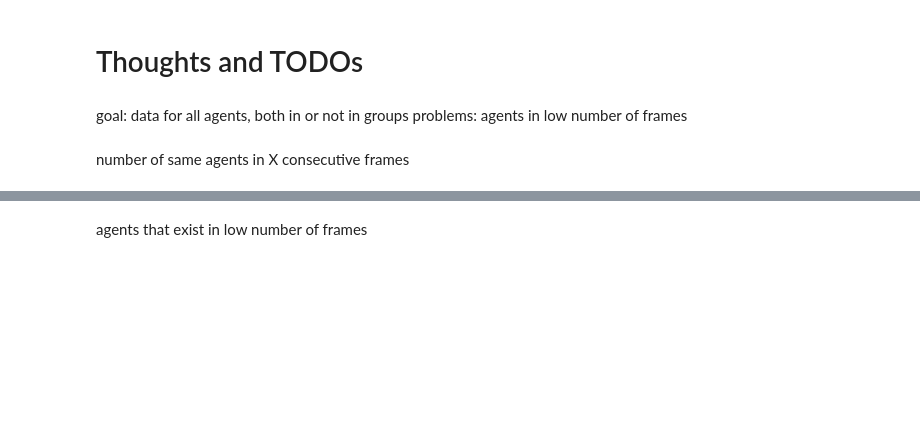
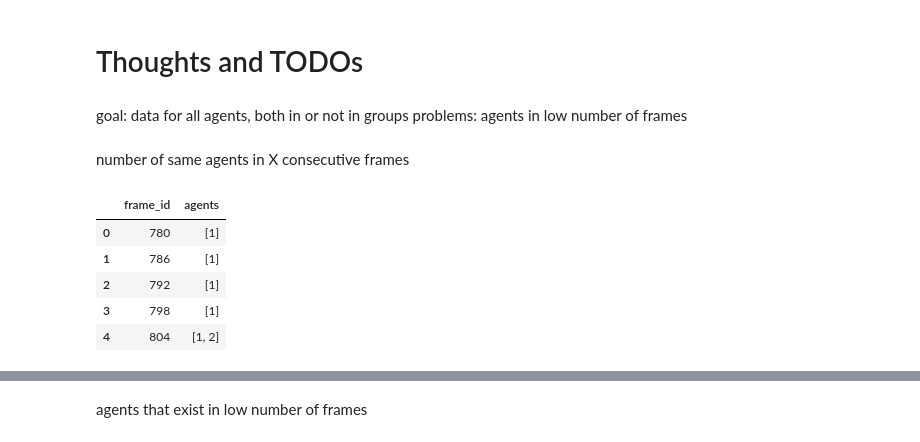
Before and after one commit to ADA-research/context-group-detection, a Jupyter notebook: datasets/dataset_analysis.ipynb, the cells around one changed output, grey strips where cells are left out. Cells and saved outputs as stored; diff of their text form; code cells hidden in the pictures; blank space fills up the shorter version.

```diff
--- a/datasets/dataset_analysis.ipynb
+++ b/datasets/dataset_analysis.ipynb
@@ -131,0 +126,10 @@ number of same agents in X consecutive frames
+# %%
+agent_sets = df.groupby('frame_id')['agent_id'].apply(list).reset_index(name='agents')
+agent_sets.head()
+# %% [output]
+|  | frame_id | agents |
+| 0 | 780 | [1] |
+| 1 | 786 | [1] |
+| 2 | 792 | [1] |
+| 3 | 798 | [1] |
+| 4 | 804 | [1, 2] |
```
Also changed, not shown: parts of 35 cells of this notebook, 3 other files.
